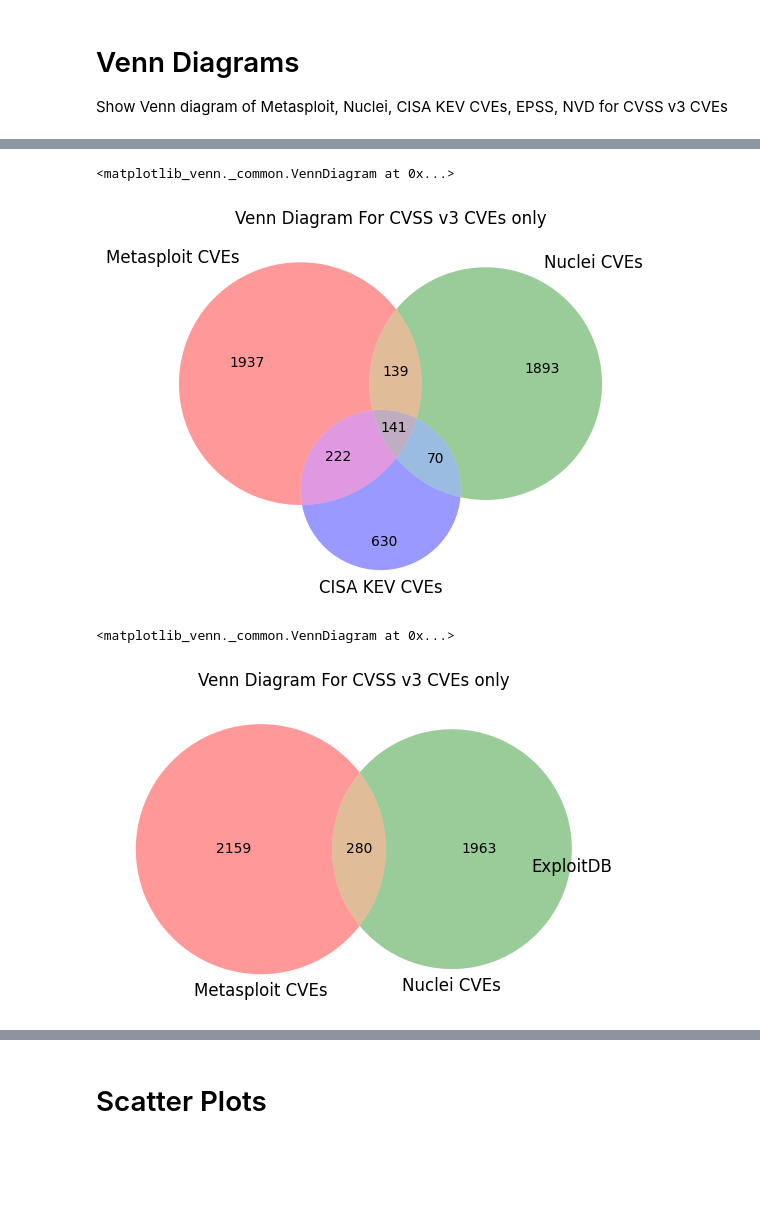
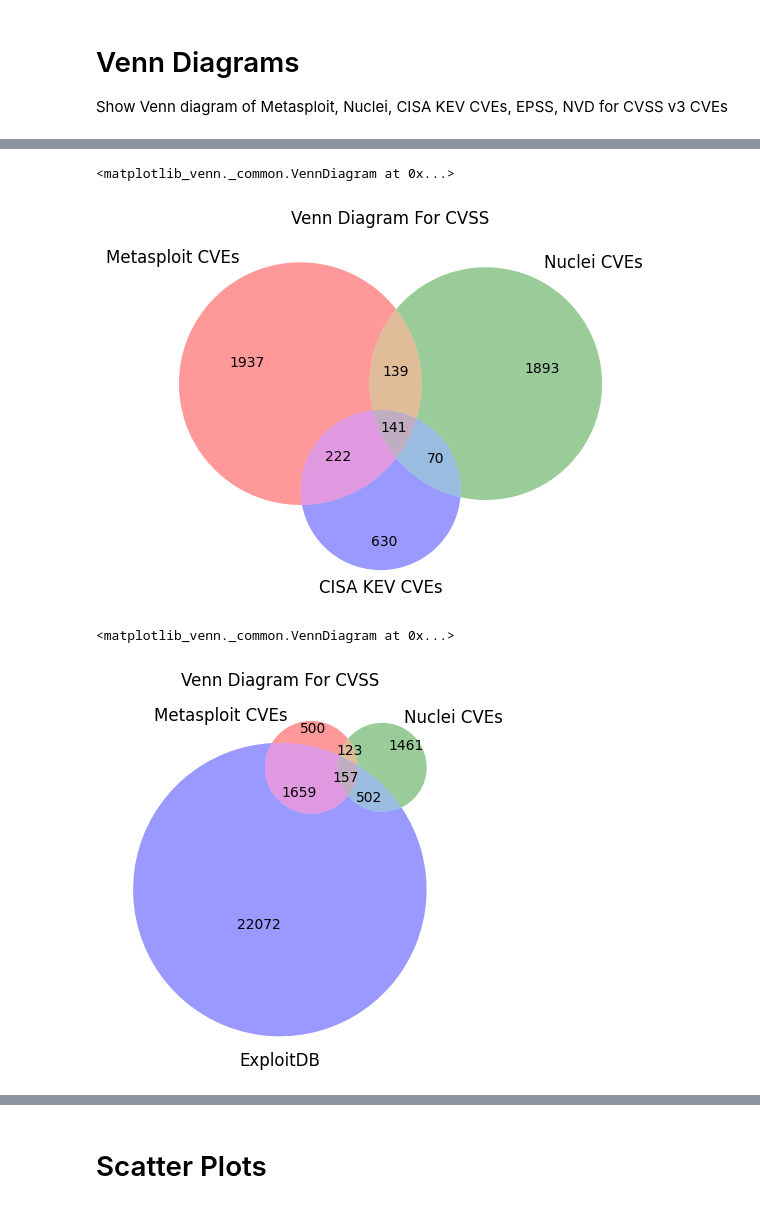
Before and after one commit to RiskBasedPrioritization/RiskBasedPrioritizationAnalysis, a Jupyter notebook: analysis/cisa_kev_epss_cvss.ipynb, the cells around one changed output, grey strips where cells are left out. Saved outputs shown, nothing was run; the diff lists cells and outputs as text; code cells hidden in the pictures; blank space fills up the shorter version.

```diff
--- a/analysis/cisa_kev_epss_cvss.ipynb
+++ b/analysis/cisa_kev_epss_cvss.ipynb
@@ -48,0 +35,3 @@ df
+# %%
+# Convert the 'epps' column to float, handling non-numeric values
+df['epss'] = pd.to_numeric(df['epss'], errors='coerce')
@@ -48,0 +131,20 @@ df
+# %%
+
+# Create a new column "Rank" with rank categories
+df['Rank'] = pd.cut(df['BaseScore CVSS3'], bins=bins, labels=labels)
+
+# Count the occurrences of each rank category
+rank_counts = df['Rank'].value_counts()
+
+# Define custom colors for each rank using a dictionary
+rank_colors = {'Low': 'yellowgreen', 'Medium': 'orange', 'High': 'pink', 'Critical': 'red'}
+
+# Create a pie chart with custom colors
+colors = [rank_colors[rank] for rank in rank_counts.index]
+
+# Create a pie chart to visualize the percentages
+plt.figure(figsize=(8, 8))
+plt.pie(rank_counts, labels=rank_counts.index, autopct='%1.1f%%', startangle=140, colors=colors)
+plt.title('Rank Distribution of BaseScore CVSS V3 version')
+plt.axis('equal')  # Equal aspect ratio ensures that pie is drawn as a circle.
+plt.show()
@@ -203,13 +472,13 @@ venn3([set_cves_nvd, set_cves_epss_01, set_cves_cisa_kev], ('NVD CVEs', 'EPSS >
 # %%
-plt.title("Venn Diagram For CVSS v3 CVEs only")
+plt.title("Venn Diagram For CVSS")
 venn3([set_cves_metasploit, set_cves_nuclei, set_cves_cisa_kev], ('Metasploit CVEs', 'Nuclei CVEs', 'CISA KEV CVEs'))
 # %% [output]
 <matplotlib_venn._common.VennDiagram at 0x...>
-[figure, old version]
+[figure, new version]
 # %%
-plt.title("Venn Diagram For CVSS v3 CVEs only")
+plt.title("Venn Diagram For CVSS")
 venn3([set_cves_metasploit, set_cves_nuclei, set_cves_exploitdb], ('Metasploit CVEs', 'Nuclei CVEs', 'ExploitDB'))
 # %% [output]
 <matplotlib_venn._common.VennDiagram at 0x...>
-[figure, old version]
+[figure, new version]
 # %%
```
Also changed, not shown: parts of 34 cells of this notebook, 4 other files.
